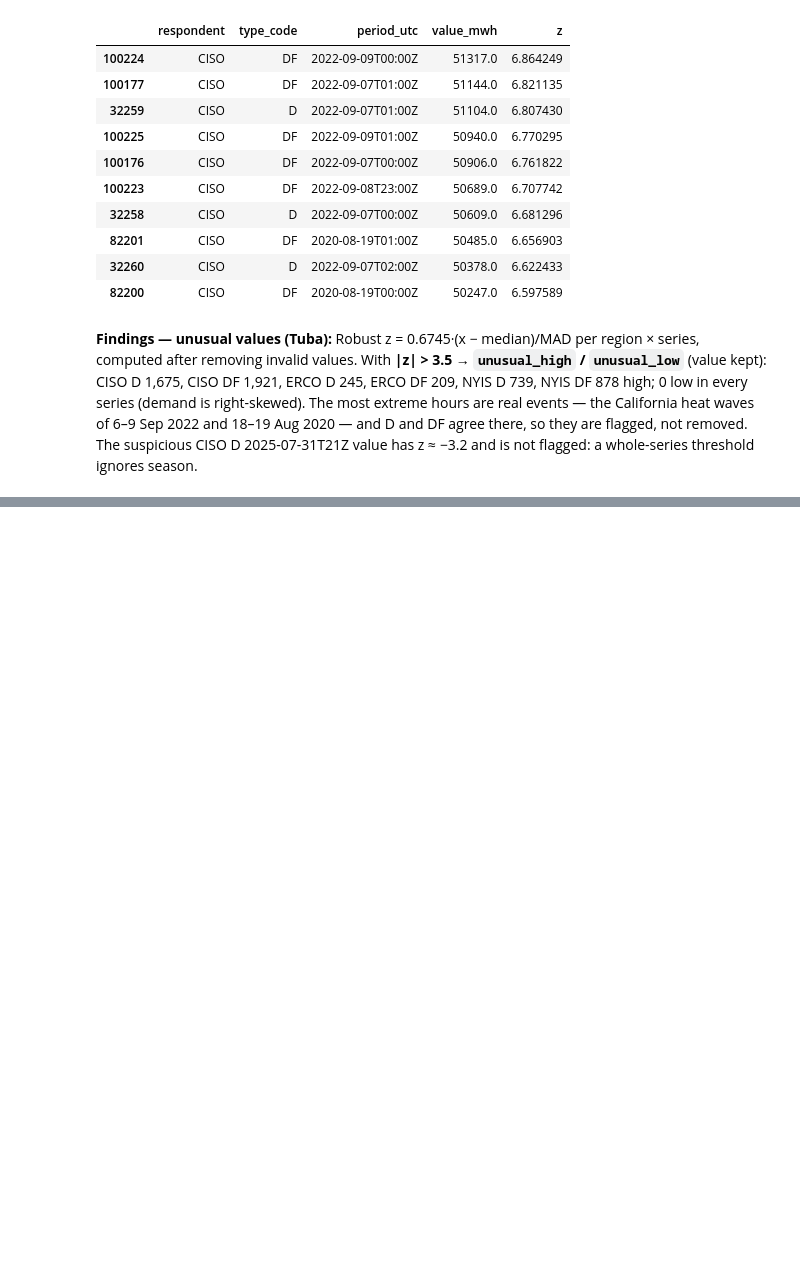
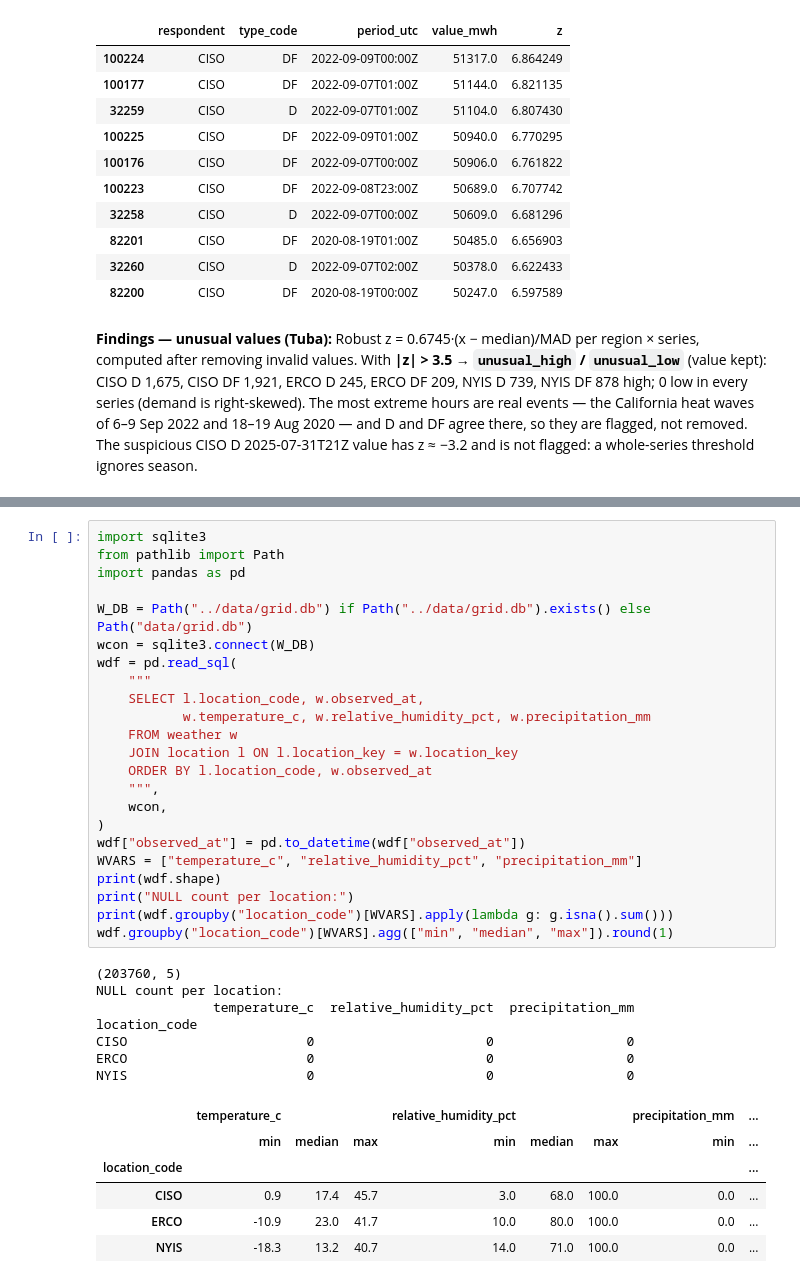
Before and after one commit to se-230717018/electricity-demand-weather-pipeline, a Jupyter notebook: notebooks/m3_profile.ipynb, the cells around one changed output, grey strips where cells are left out. Drawn from its saved outputs; the diff is of its cells as text; blank space fills up the shorter version.

Commit message:
Add weather profile to m3_profile notebook

```diff
--- a/notebooks/m3_profile.ipynb
+++ b/notebooks/m3_profile.ipynb
@@ -353,0 +358,37 @@ En yüksek |z| değerine sahip 10 saat:
+# %%
+import sqlite3
+from pathlib import Path
+import pandas as pd
+
+W_DB = Path("../data/grid.db") if Path("../data/grid.db").exists() else Path("data/grid.db")
+wcon = sqlite3.connect(W_DB)
+wdf = pd.read_sql(
+    """
+    SELECT l.location_code, w.observed_at,
+           w.temperature_c, w.relative_humidity_pct, w.precipitation_mm
+    FROM weather w
+    JOIN location l ON l.location_key = w.location_key
+    ORDER BY l.location_code, w.observed_at
+    """,
+    wcon,
+)
+wdf["observed_at"] = pd.to_datetime(wdf["observed_at"])
+WVARS = ["temperature_c", "relative_humidity_pct", "precipitation_mm"]
+print(wdf.shape)
+print("NULL count per location:")
+print(wdf.groupby("location_code")[WVARS].apply(lambda g: g.isna().sum()))
+wdf.groupby("location_code")[WVARS].agg(["min", "median", "max"]).round(1)
+# %% [output]
+(203760, 5)
+NULL count per location:
+               temperature_c  relative_humidity_pct  precipitation_mm
+location_code
+CISO                       0                      0                 0
+ERCO                       0                      0                 0
+NYIS                       0                      0                 0
+|  | temperature_c |  |  | relative_humidity_pct |  |  | precipitation_mm | ... |
+|  | min | median | max | min | median | max | min | ... |
+| location_code |  |  |  |  |  |  |  | ... |
+| CISO | 0.9 | 17.4 | 45.7 | 3.0 | 68.0 | 100.0 | 0.0 | ... |
+| ERCO | -10.9 | 23.0 | 41.7 | 10.0 | 80.0 | 100.0 | 0.0 | ... |
+| NYIS | -18.3 | 13.2 | 40.7 | 14.0 | 71.0 | 100.0 | 0.0 | ... |
```
Also changed, not shown: parts of 5 cells of this notebook.
